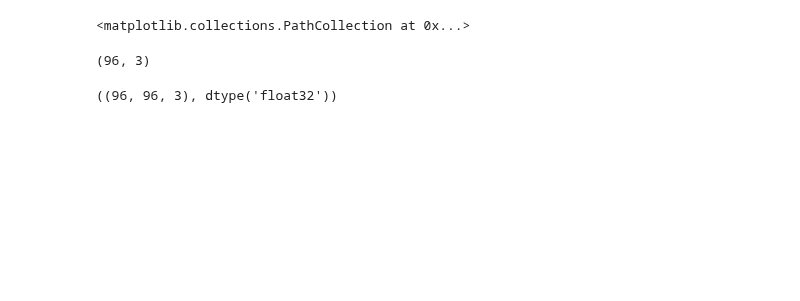
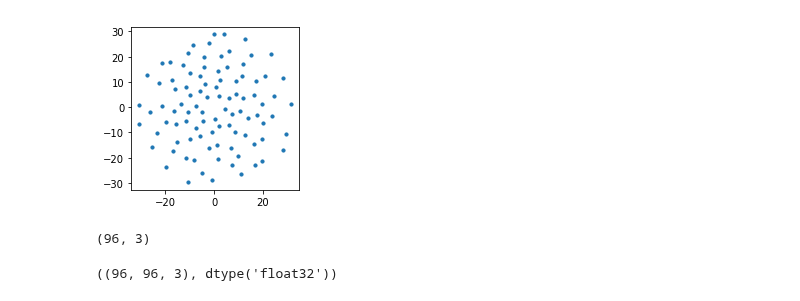
Before and after one commit to lofar-astron/lofarimaging, a Jupyter notebook: LOFAR LBA imaging tutorial v4.ipynb, the cells around one changed output. Saved outputs shown, nothing was run; the diff lists cells and outputs as text; code cells hidden in the pictures; blank space fills up the shorter version.

```diff
--- a/LOFAR LBA imaging tutorial v4.ipynb
+++ b/LOFAR LBA imaging tutorial v4.ipynb
@@ -44,10 +49,8 @@ for line in rots:
 # %%
 # Read all available .dat files
-files = []
-data_dir = "data/"
-print("Searching for available files in %s" % data_dir)
-cmd = os.popen('ls %s*.dat' % data_dir).readlines()
-for i in range(0,len(cmd)):
-    files.append(cmd[i].strip())
-    print ("%i: %s" % (i,cmd[i].strip()))
+data_dir = "./"
+print(f"Searching for available files in {data_dir}")
+files = glob.glob(data_dir + "/*.dat")
+for file_index, filename in enumerate(files):
+    print(f"{file_index}: {filename}")
 # %% [output]
@@ -411,6 +378,6 @@ elif (stype == 'core' or stype == 'remote') and atype == 'outer':
 station_pqr = station_pqr.astype('float32')
 # %%
 # Plot these positions (see layout of LBA)
-figure(figsize=(3,3))
-scatter(station_pqr[:,0],station_pqr[:,1],s=10)
+plt.figure(figsize=(3,3))
+plt.scatter(station_pqr[:,0],station_pqr[:,1],s=10);
 # %% [output]
@@ -419,4 +384,4 @@ scatter(station_pqr[:,0],station_pqr[:,1],s=10)
-<matplotlib.collections.PathCollection at 0x...>
+[figure, added]
 # %%
 # Check the shape of the PQR cube
 station_pqr.shape
```
Also changed, not shown: parts of 25 cells of this notebook.
